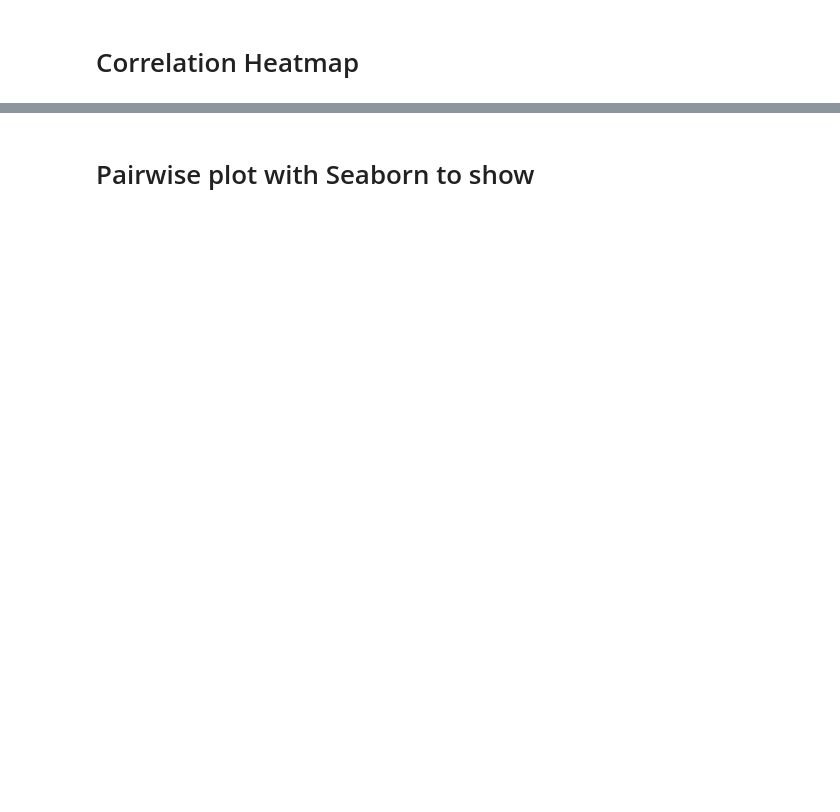
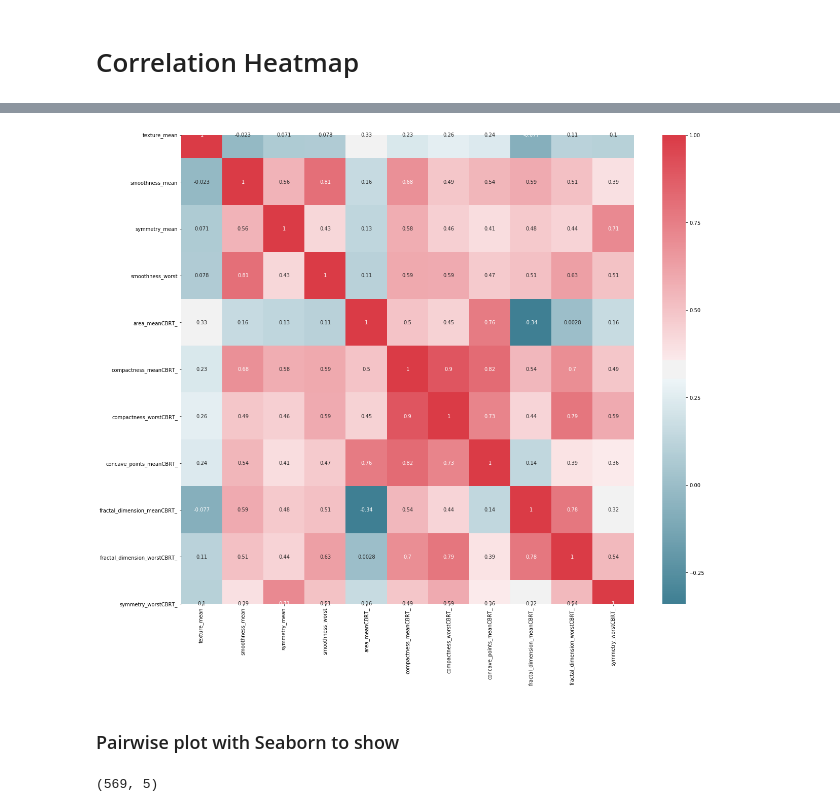
Before and after one commit to algakovic/Breast-Cancer-Kaggle, a Jupyter notebook: Project_Notebook.ipynb, the cells around one changed output, grey strips where cells are left out. Cells and saved outputs as stored; diff of their text form; code cells hidden in the pictures; blank space fills up the shorter version.

```diff
--- a/Project_Notebook.ipynb
+++ b/Project_Notebook.ipynb
@@ -340,0 +314,17 @@ array([[<matplotlib.axes._subplots.AxesSubplot object at 0x...>,
+# %%
+# Select upper triangle of correlation matrix
+upper = corr_matrix.where(np.triu(np.ones(corr_matrix.shape), k=1).astype(np.bool))
+
+
+# Find index of feature columns with correlation greater than 0.9
+to_drop = [column for column in upper.columns if any(upper[column] > 0.9)]
+
+
+to_drop
+
+# Drop features
+non_corr_df = df_normalised.drop(['texture_worst', 'area_worstCBRT_', 'concave_points_worstCBRT_', 'concavity_meanCBRT_', 'concavity_worstCBRT_', 'perimeter_meanCBRT_', 'perimeter_worstCBRT_', 'radius_meanCBRT_',
+ 'radius_worstCBRT_'], axis = 1)
+
+non_corr_df.info()
+non_corr_df.shape
@@ -341,2 +350,16 @@ array([[<matplotlib.axes._subplots.AxesSubplot object at 0x...>,
+# %%
+def correlation_heatmap(non_corr_df):
+    _,ax=plt.subplots(figsize=(20,17))
+    colormap=sns.diverging_palette(220,10,as_cmap=True)
+    sns.heatmap(non_corr_df.corr(),annot=True,cmap=colormap)
+correlation_heatmap(non_corr_df)
+# %% [output]
+[figure, added]
 # %% [markdown]
-# Pairwise plot with Seaborn to show
+### Pairwise plot with Seaborn to show
+# %%
+#Create a subset to make a pairwise plot with from the new non-correlated Df:
+non_corr_df_subset1 = non_corr_df.iloc[:,1:6]
+non_corr_df_subset1.shape
+# %% [output]
+(569, 5)
```
Also changed, not shown: parts of 40 cells of this notebook.
